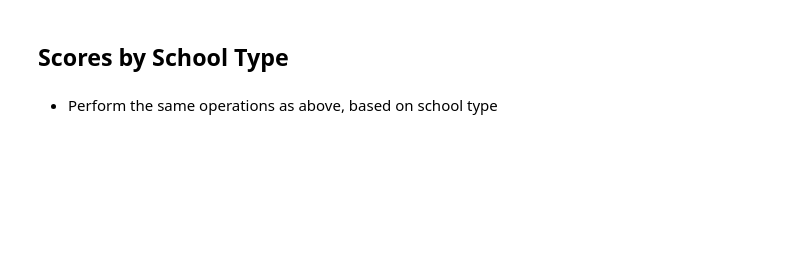
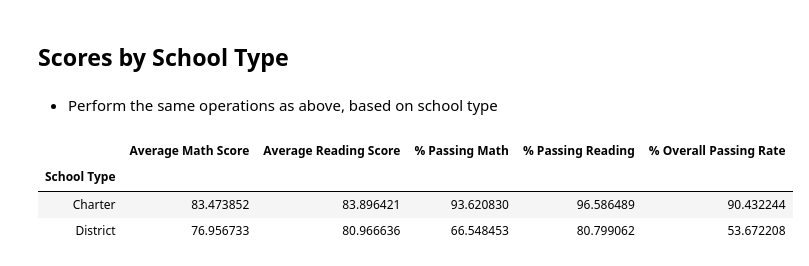
Before and after one commit to tnguyen0306/pandas-PyCitySchools, a Jupyter notebook: PyCitySchools_starter.ipynb, the cells around one changed output. Saved outputs shown, nothing was run; the diff lists cells and outputs as text; code cells hidden in the pictures; blank space fills up the shorter version.

```diff
--- a/PyCitySchools_starter.ipynb
+++ b/PyCitySchools_starter.ipynb
@@ -367,3 +409,42 @@ school_spending
 ## Scores by School Type
 # %% [markdown]
 * Perform the same operations as above, based on school type
+# %%
+#Create new dataframe to keep the original data types
+type_df = pd.DataFrame({"School Type": school_types,
+                        "Total Students": total_student,
+                        "Total School Budget": school_budget,
+                        "Per Student Budget": student_budget,
+                        "Average Math Score": avg_school_math,
+                        "Average Reading Score": avg_school_reading,
+                        "% Passing Math": school_pass_math * 100,
+                        "% Passing Reading": school_pass_reading * 100,
+                        "% Overall Passing Rate": school_pass_both * 100})
+
+#Setup bins
+#spending_bins = ["Charter", "District"]
+
+#Setup group names
+#spending_group_name = ["Charter", "District"]
+#spending_df["Spending Ranges (Per Student)"] = pd.cut(spending_df["Per Student Budget"], spending_bins, labels=spending_group_name, include_lowest=True)
+
+#Calculate Average Score and % Passing for Math and Reading and Overal Passing Rate
+type_math = type_df.groupby("School Type").mean()["Average Math Score"]
+type_reading = type_df.groupby("School Type").mean()["Average Reading Score"]
+type_pass_math = type_df.groupby("School Type").mean()["% Passing Math"]
+type_pass_reading = type_df.groupby("School Type").mean()["% Passing Reading"]
+type_pass_both = type_df.groupby("School Type").mean()["% Overall Passing Rate"]
+
+#Create a dataframe to hold the above results
+school_type = pd.DataFrame({"Average Math Score" : type_math,
+                                "Average Reading Score": type_reading,
+                                "% Passing Math": type_pass_math,
+                                "% Passing Reading": type_pass_reading,
+                                "% Overall Passing Rate": type_pass_both})
+
+school_type
+# %% [output]
+|  | Average Math Score | Average Reading Score | % Passing Math | % Passing Reading | % Overall Passing Rate |
+| School Type |  |  |  |  |  |
+| Charter | 83.473852 | 83.896421 | 93.620830 | 96.586489 | 90.432244 |
+| District | 76.956733 | 80.966636 | 66.548453 | 80.799062 | 53.672208 |
```
Also changed, not shown: parts of 3 cells of this notebook.
